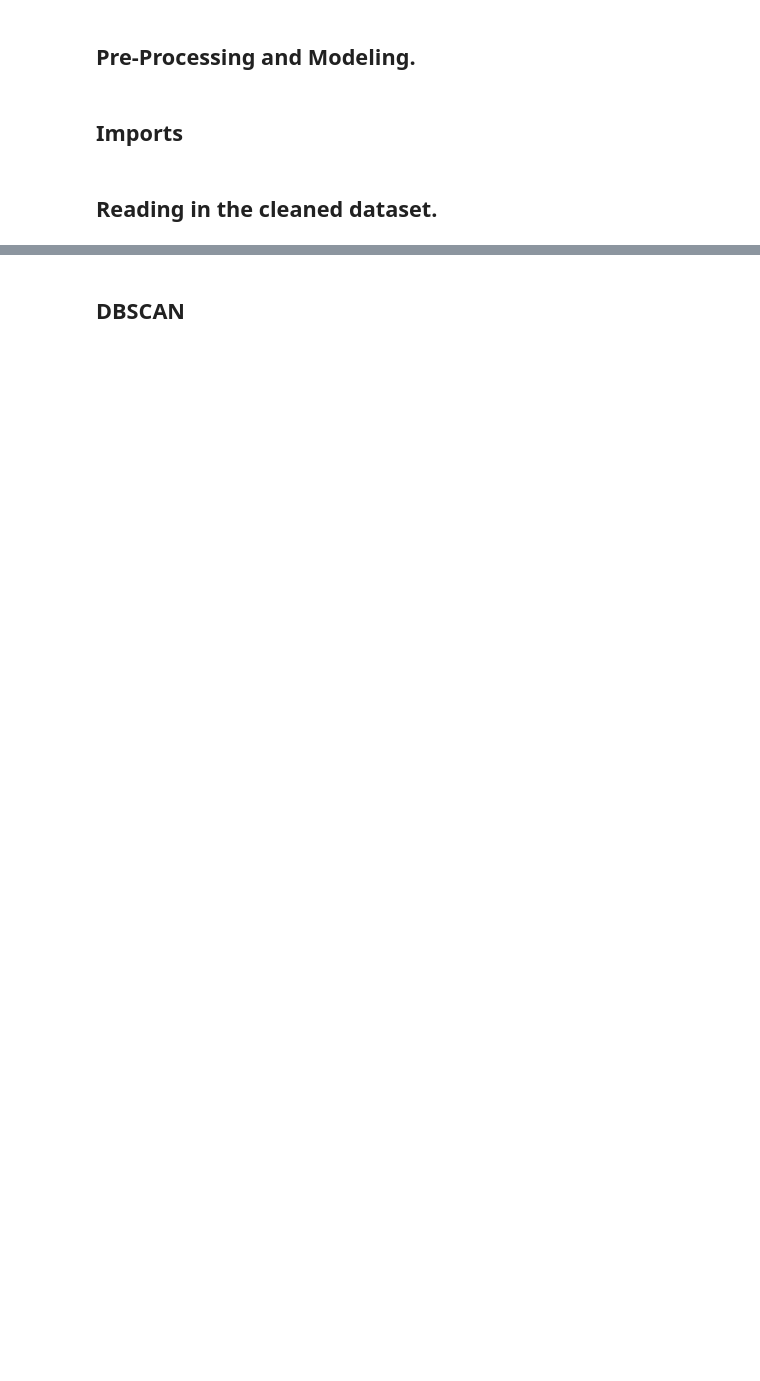
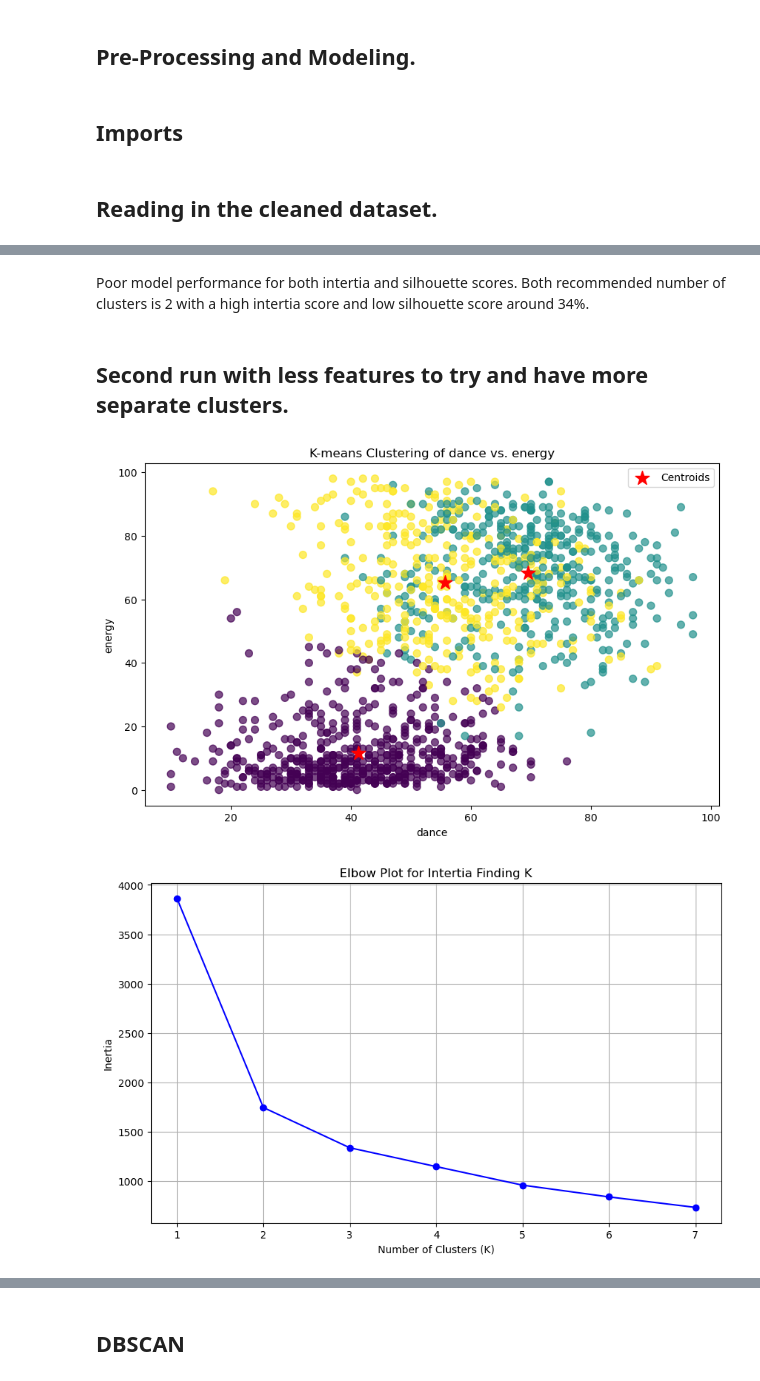
Before and after one commit to robbhuey/Spotify, a Jupyter notebook: Code/02_Pre-processing_and_Modeling.ipynb, the cells around one changed output, grey strips where cells are left out. Cells and saved outputs as stored; diff of their text form; code cells hidden in the pictures; blank space fills up the shorter version.

Commit message:
recommender edits and more iterations in modeling

```diff
--- a/Code/02_Pre-processing_and_Modeling.ipynb
+++ b/Code/02_Pre-processing_and_Modeling.ipynb
@@ -208,0 +145,11 @@ Based off the scores and the chart the optimal value of k for silhouette scores
+# %% [markdown]
+Poor model performance for both intertia and silhouette scores. Both recommended number of clusters is 2 with a high intertia score and low silhouette score around 34%.
+# %% [markdown]
+## Second run with less features to try and have more separate clusters.
+# %%
+kmeans_clustering(spot, features = ['dance', 'energy', 'valence'])
+elbow_plot(spot, features = ['dance', 'energy', 'valence'])
+silhouette_plot(spot, features = ['dance', 'energy', 'valence'])
+# %% [output]
+[figure, added]
+[figure, added]
```
Also changed, not shown: parts of 72 cells of this notebook, 6 other files.
